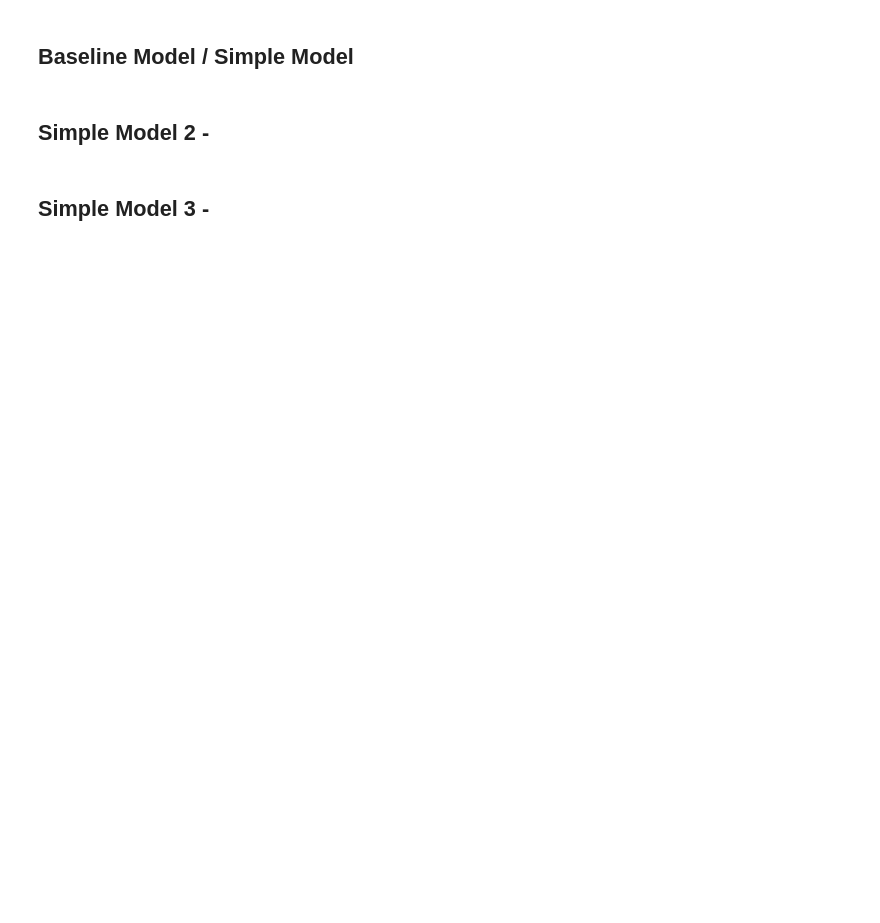
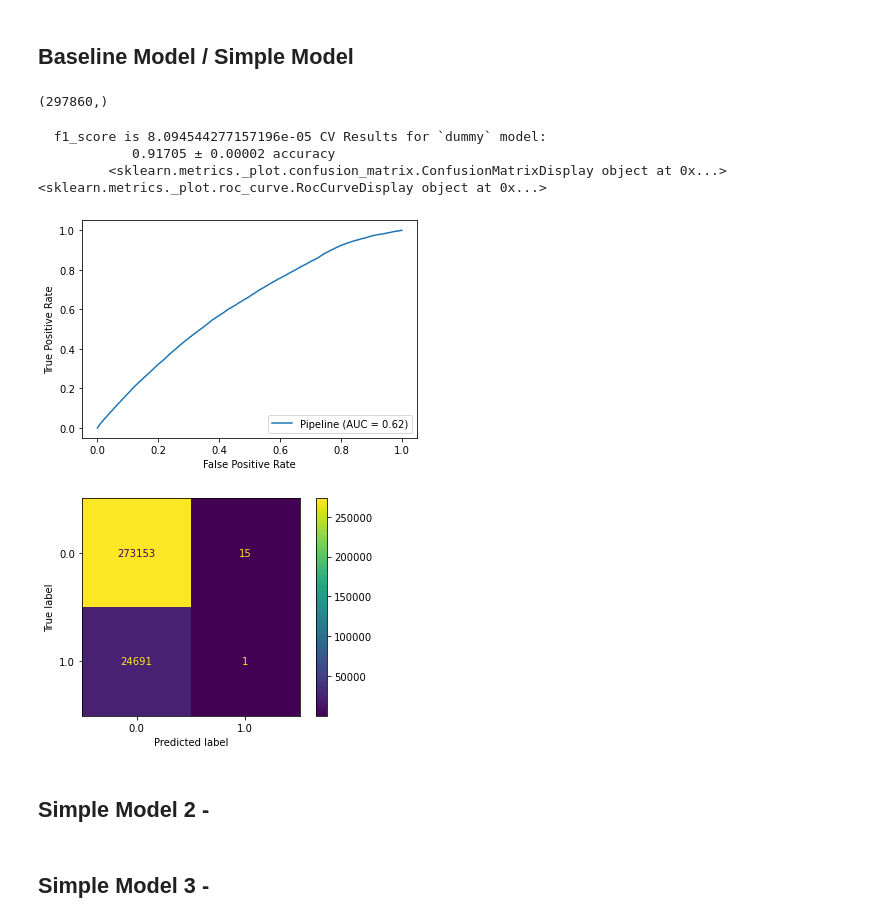
Before and after one commit to xiaohua-su/Heart_Disease, a Jupyter notebook: Heart_Disease_Modeling.ipynb, the cells around one changed output. Cells and saved outputs as stored; diff of their text form; code cells hidden in the pictures; blank space fills up the shorter version.

```diff
--- a/Heart_Disease_Modeling.ipynb
+++ b/Heart_Disease_Modeling.ipynb
@@ -35,5 +181,25 @@ column transformer Pipelines will be built to prevent data leakage when we are d
 # %% [markdown]
 ## Baseline Model / Simple Model
+# %%
+y_simple.shape
+# %% [output]
+(297860,)
+# %%
+X_simple_logreg = ImPipeline(steps=[
+    ('ct', ct_scaled),
+    ('sm', SMOTE(sampling_strategy= 0.15, random_state=1)),
+    ('dummy', LogisticRegression(random_state = 42))
+]).fit(X_simple, y_simple)
+# %%
+logreg_info = ModelWithCV(X_simple_logreg, 'dummy', X_simple, y_simple)
+# %%
+logreg_info.print_summary()
+# %% [output]
+  f1_score is 8.094544277157196e-05 CV Results for `dummy` model:
+            0.91705 ± 0.00002 accuracy
+         <sklearn.metrics._plot.confusion_matrix.ConfusionMatrixDisplay object at 0x...> <sklearn.metrics._plot.roc_curve.RocCurveDisplay object at 0x...>
+[figure, added]
+[figure, added]
 # %% [markdown]
 ## Simple Model 2 -
 # %% [markdown]
```
Also changed, not shown: parts of 21 cells of this notebook.
